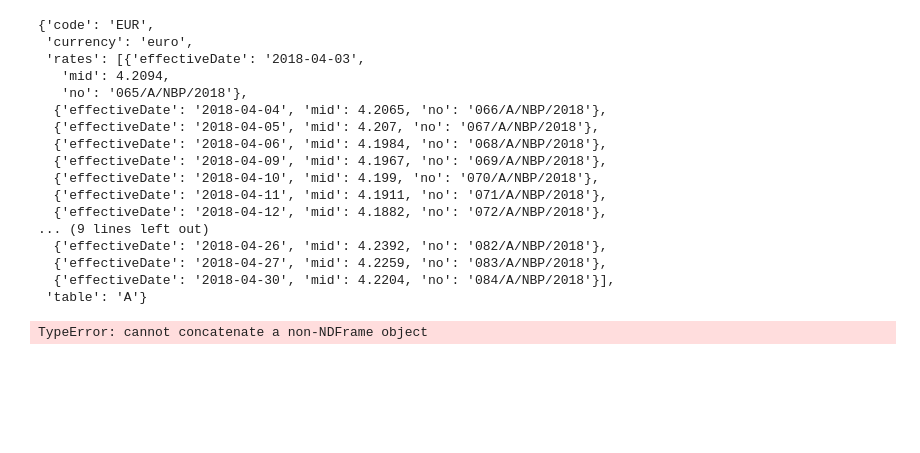
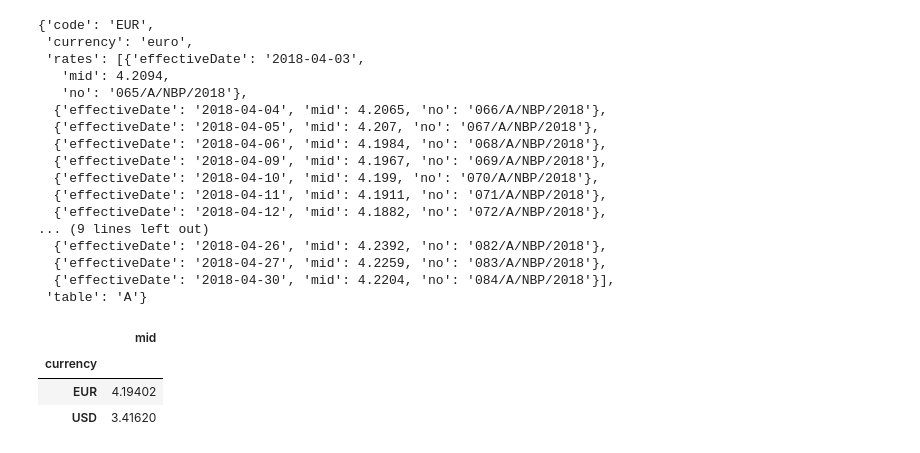
Before and after one commit to LukaszT7/15122018, a Jupyter notebook: 15122018.ipynb, the cells around one changed output. Saved outputs shown, nothing was run; the diff lists cells and outputs as text; code cells hidden in the pictures; blank space fills up the shorter version.

```diff
--- a/15122018.ipynb
+++ b/15122018.ipynb
@@ -545,8 +545,60 @@ df2
   {'effectiveDate': '2018-04-27', 'mid': 4.2259, 'no': '083/A/NBP/2018'},
   {'effectiveDate': '2018-04-30', 'mid': 4.2204, 'no': '084/A/NBP/2018'}],
  'table': 'A'}
-# %%
-df_new = pd.concat([df1, df2])
-df_new
-# %% [output]
-TypeError: cannot concatenate a non-NDFrame object
+# %%
+import requests
+
+
+
+
+
+def get_json(url):
+
+    resp = requests.get(url)
+
+    if resp.status_code == 200:
+
+        if 'content-type' in resp.headers and 'application/json' in resp.headers['content-type']:
+
+            return resp.json()
+
+
+
+table = 'A'
+
+startDate = '2018-04-01'
+
+endDate = '2018-04-30'
+
+currencies = ('EUR', 'USD')
+
+
+
+rates = {}
+
+for code in currencies:
+
+    url = f'http://api.nbp.pl/api/exchangerates/rates/{table}/{code}/{startDate}/{endDate}/'
+
+    rates[code] = get_json(url)
+
+
+
+EUR = pd.DataFrame(rates['EUR']['rates']).set_index('effectiveDate')
+
+EUR['currency'] = 'EUR'
+
+USD = pd.DataFrame(rates['USD']['rates']).set_index('effectiveDate')
+
+USD['currency'] = 'USD'
+
+rates_df = EUR.append(USD)
+
+
+
+rates_df.groupby('currency').mean()
+# %% [output]
+|  | mid |
+| currency |  |
+| EUR | 4.19402 |
+| USD | 3.41620 |
```
